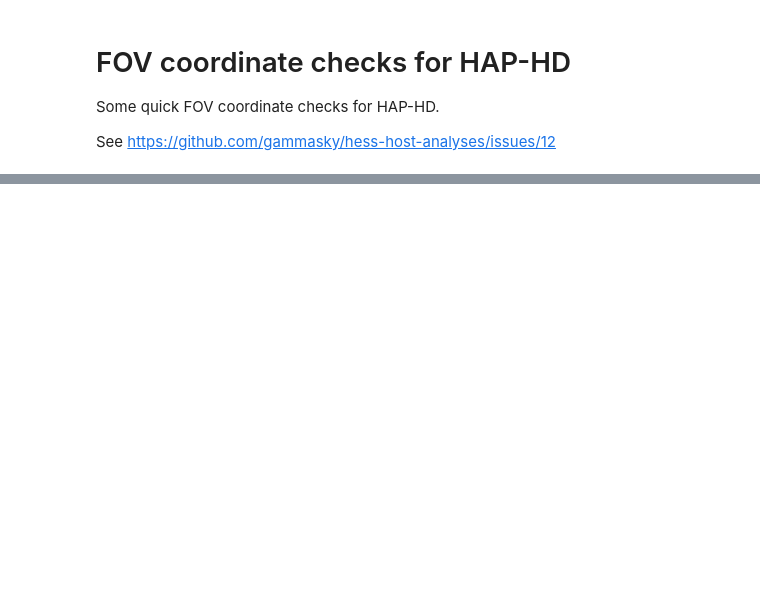
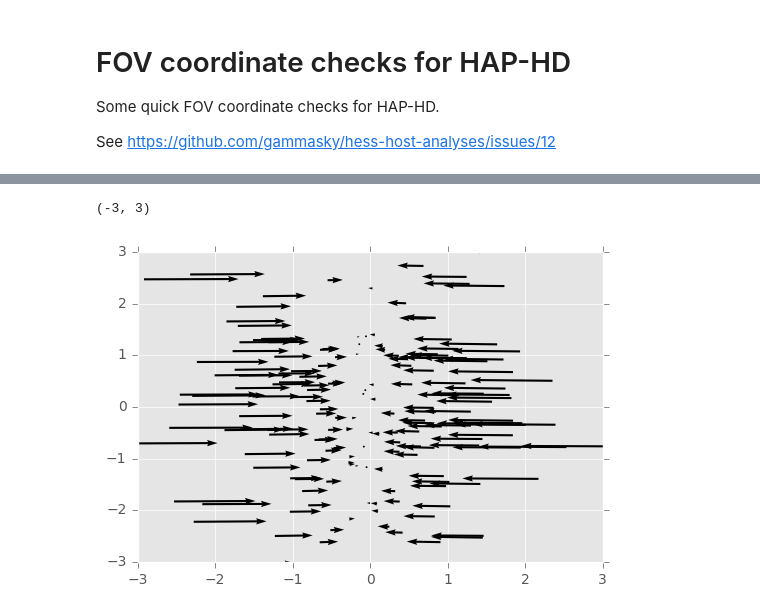
Before and after one commit to cdeil/astrometric_checks, a Jupyter notebook: fov_coordinates_check.ipynb, the cells around one changed output, grey strips where cells are left out. Cells and saved outputs as stored; diff of their text form; code cells hidden in the pictures; blank space fills up the shorter version.

```diff
--- a/fov_coordinates_check.ipynb
+++ b/fov_coordinates_check.ipynb
@@ -41,0 +64,17 @@ plt.ylim(-1, 1)
+# %%
+# mask = table['FOV_RADEC_THETA'] < 2
+# t = table[mask][:10]
+t = table[::50]
+# t.pprint()
+# print()
+scale = 1e-5
+plt.quiver(
+    t['FOV_ALTAZ_LON'].data, t['FOV_ALTAZ_LAT'].data,
+    scale * t['FOV_ALTAZ_LON_DIFF'].data, scale * t['FOV_ALTAZ_LAT_DIFF'].data,
+    scale=1,
+)
+plt.xlim(-3, 3)
+plt.ylim(-3, 3)
+# %% [output]
+(-3, 3)
+[figure, added]
```
Also changed, not shown: parts of 6 cells of this notebook, 3 other files.
